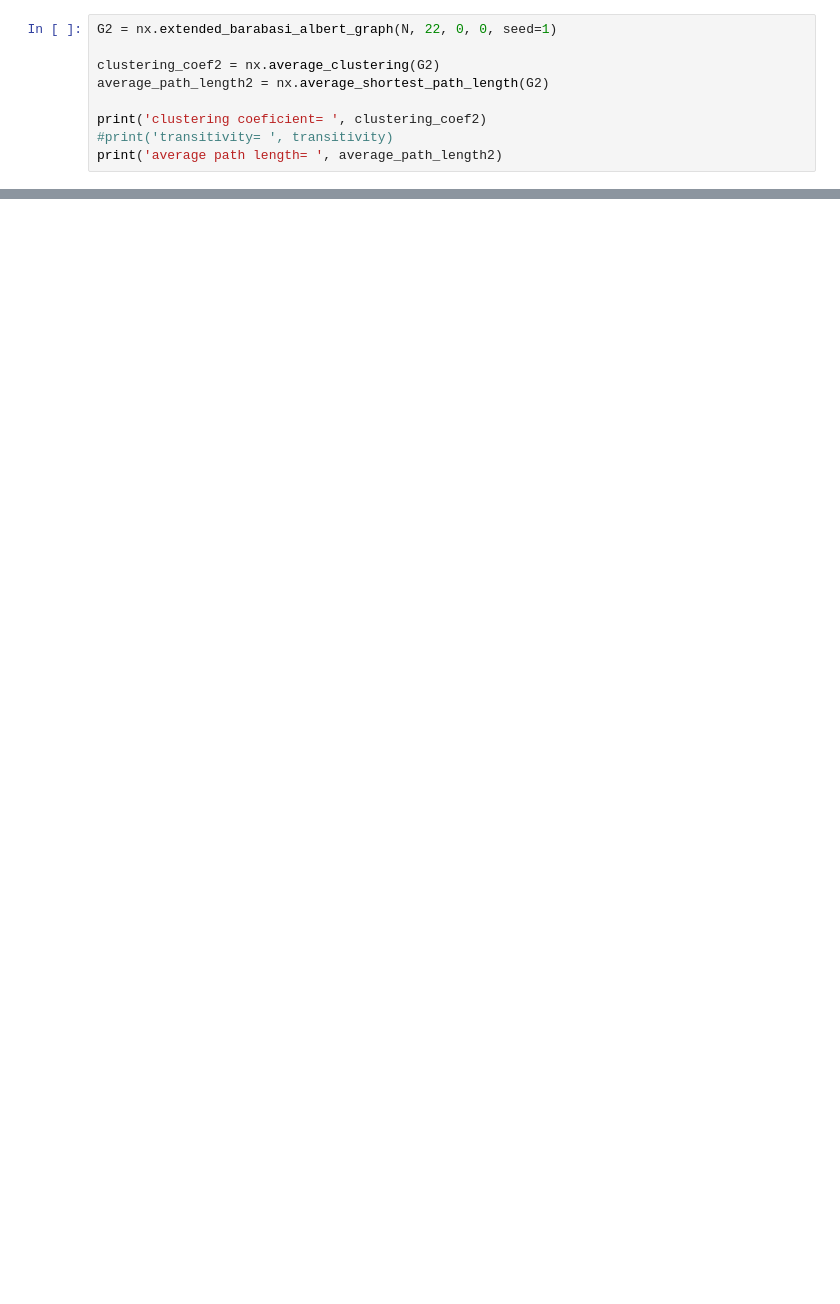
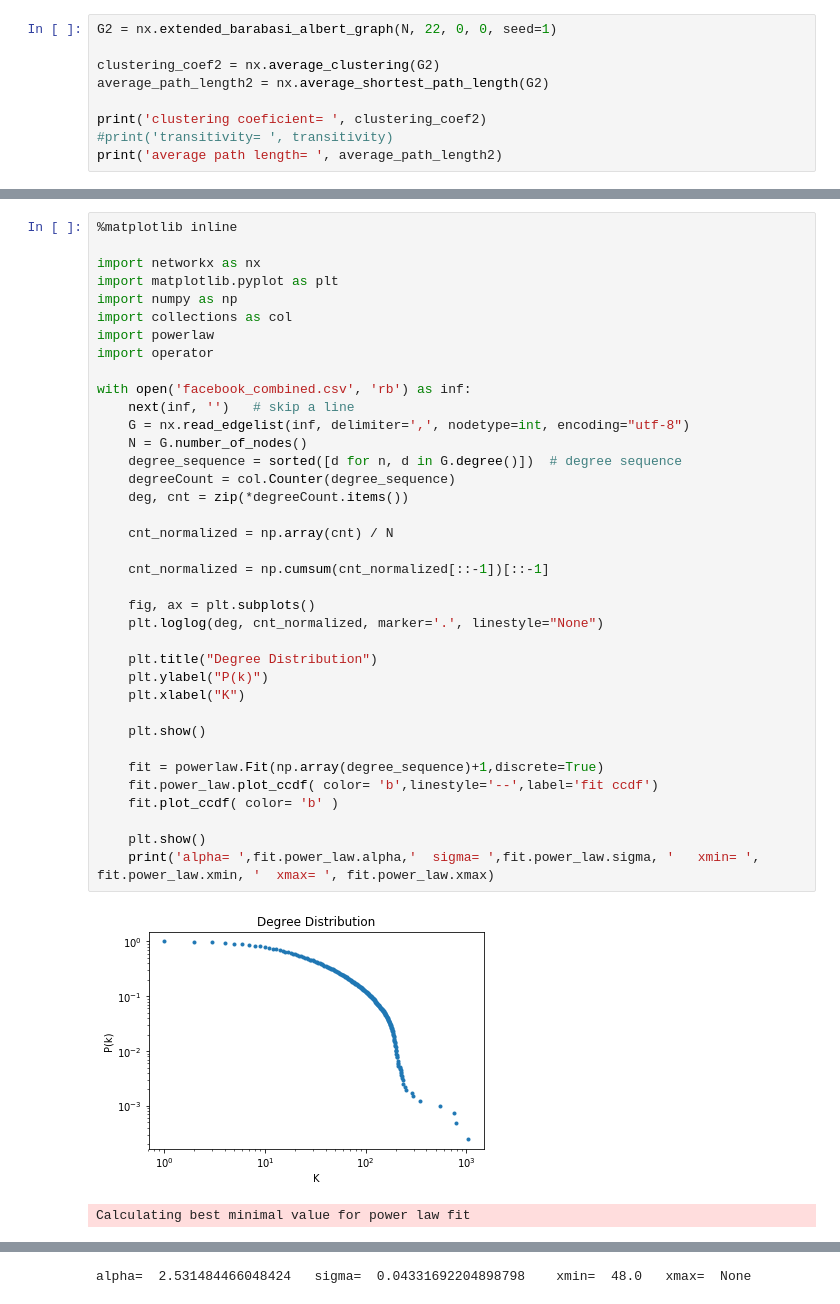
Before and after one commit to joeltecnico/crc, a Jupyter notebook: project1/notebook.ipynb, the cells around one changed output, grey strips where cells are left out. Drawn from its saved outputs; the diff is of its cells as text; blank space fills up the shorter version.

```diff
--- a/project1/notebook.ipynb
+++ b/project1/notebook.ipynb
@@ -133,0 +186,40 @@ print(len(li))
+# %%
+%matplotlib inline
+
+import networkx as nx
+import matplotlib.pyplot as plt
+import numpy as np
+import collections as col
+import powerlaw
+import operator
+
+with open('facebook_combined.csv', 'rb') as inf:
+    next(inf, '')   # skip a line
+    G = nx.read_edgelist(inf, delimiter=',', nodetype=int, encoding="utf-8")
+    N = G.number_of_nodes()
+    degree_sequence = sorted([d for n, d in G.degree()])  # degree sequence
+    degreeCount = col.Counter(degree_sequence)
+    deg, cnt = zip(*degreeCount.items())
+
+    cnt_normalized = np.array(cnt) / N
+
+    cnt_normalized = np.cumsum(cnt_normalized[::-1])[::-1]
+
+    fig, ax = plt.subplots()
+    plt.loglog(deg, cnt_normalized, marker='.', linestyle="None")
+
+    plt.title("Degree Distribution")
+    plt.ylabel("P(k)")
+    plt.xlabel("K")
+
+    plt.show()
+
+    fit = powerlaw.Fit(np.array(degree_sequence)+1,discrete=True)
+    fit.power_law.plot_ccdf( color= 'b',linestyle='--',label='fit ccdf')
+    fit.plot_ccdf( color= 'b' )
+
+    plt.show()
+    print('alpha= ',fit.power_law.alpha,'  sigma= ',fit.power_law.sigma, '   xmin= ', fit.power_law.xmin, '  xmax= ', fit.power_law.xmax)
+# %% [output]
+[figure, added]
+Calculating best minimal value for power law fit
@@ -133,0 +227 @@ print(len(li))
+alpha=  2.531484466048424   sigma=  0.04331692204898798    xmin=  48.0   xmax=  None
```
Also changed, not shown: parts of 7 cells of this notebook.
